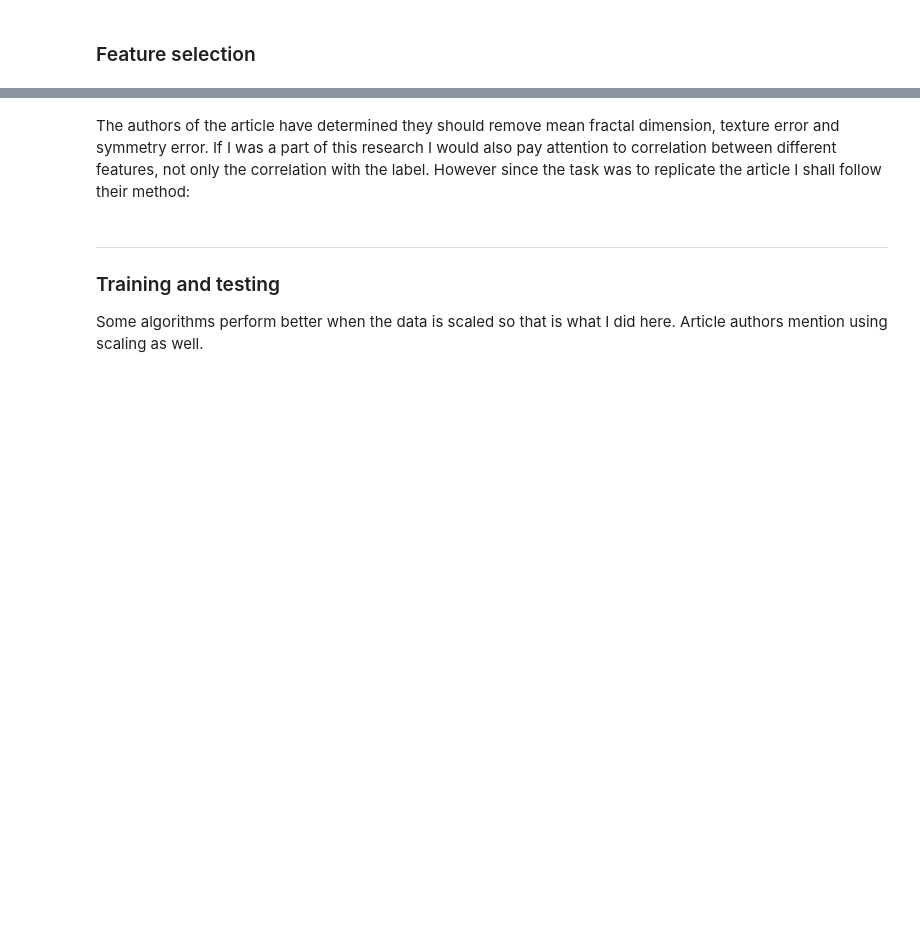
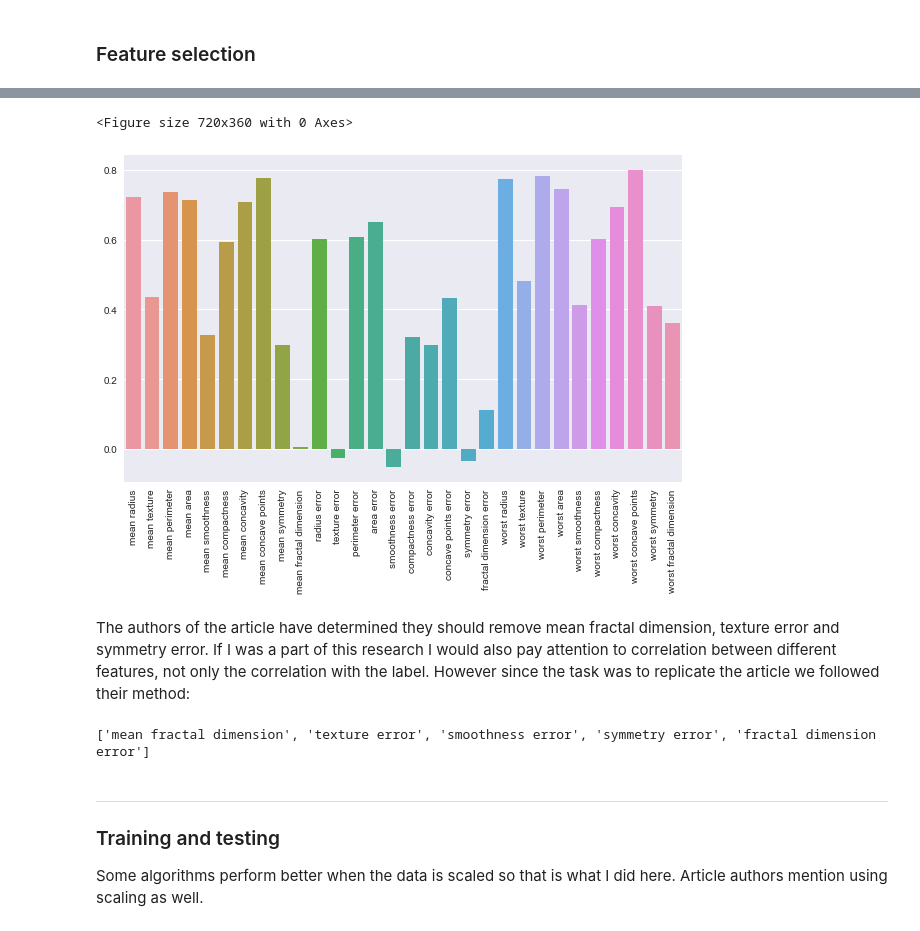
Before and after one commit to fsentin/uzop-extended, a Jupyter notebook: projectNotebook.ipynb, the cells around one changed output, grey strips where cells are left out. Saved outputs shown, nothing was run; the diff lists cells and outputs as text; code cells hidden in the pictures; blank space fills up the shorter version.

```diff
--- a/projectNotebook.ipynb
+++ b/projectNotebook.ipynb
@@ -155,2 +159,16 @@ plt.show()
+# %%
+plt.figure(figsize = (10,5))
+
+corr_with_target = D_train.corr()['diagnosis'].drop(labels=['diagnosis'])
+corr_index = corr_with_target.index
+corr = corr_with_target.values
+
+plt.figure(figsize=(10, 6))
+sns.barplot(x=corr_index, y=-corr)
+plt.xticks(rotation=90)
+plt.show()
+# %% [output]
+<Figure size 720x360 with 0 Axes>
+[figure, added]
 # %% [markdown]
-The authors of the article have determined they should remove mean fractal dimension, texture error and symmetry error. If I was a part of this research I would also pay attention to correlation between different features, not only the correlation with the label. However since the task was to replicate the article I shall follow their method:
+The authors of the article have determined they should remove mean fractal dimension, texture error and symmetry error. If I was a part of this research I would also pay attention to correlation between different features, not only the correlation with the label. However since the task was to replicate the article we followed their method:
@@ -161,3 +175,15 @@ X_test = X_test.drop(columns, axis=1)
+# %%
+to_drop = []
+tol = 0.2
+for l, corr in zip(corr_index, corr):
+    if abs(corr) < tol:
+        to_drop.append(l)
+X_train.drop(columns=to_drop)
+X_test.drop(columns=to_drop)
+
+print(to_drop)
+# %% [output]
+['mean fractal dimension', 'texture error', 'smoothness error', 'symmetry error', 'fractal dimension error']
 # %% [markdown]
 ---
 
```
Also changed, not shown: parts of 22 cells of this notebook, 1 other file.
